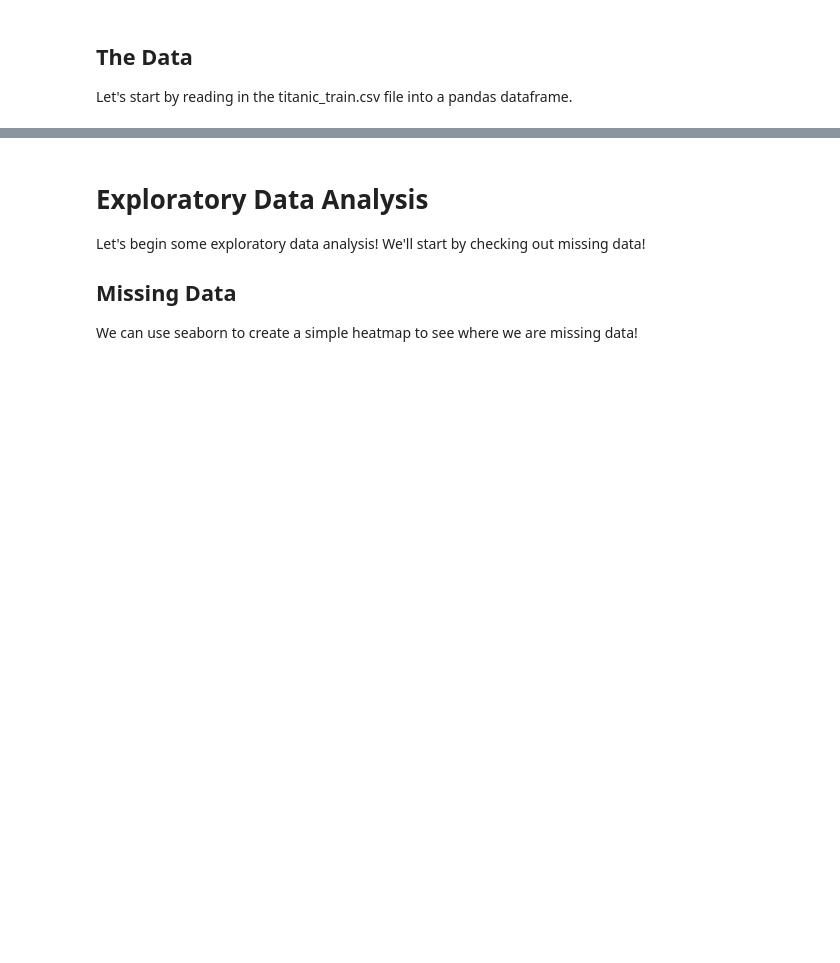
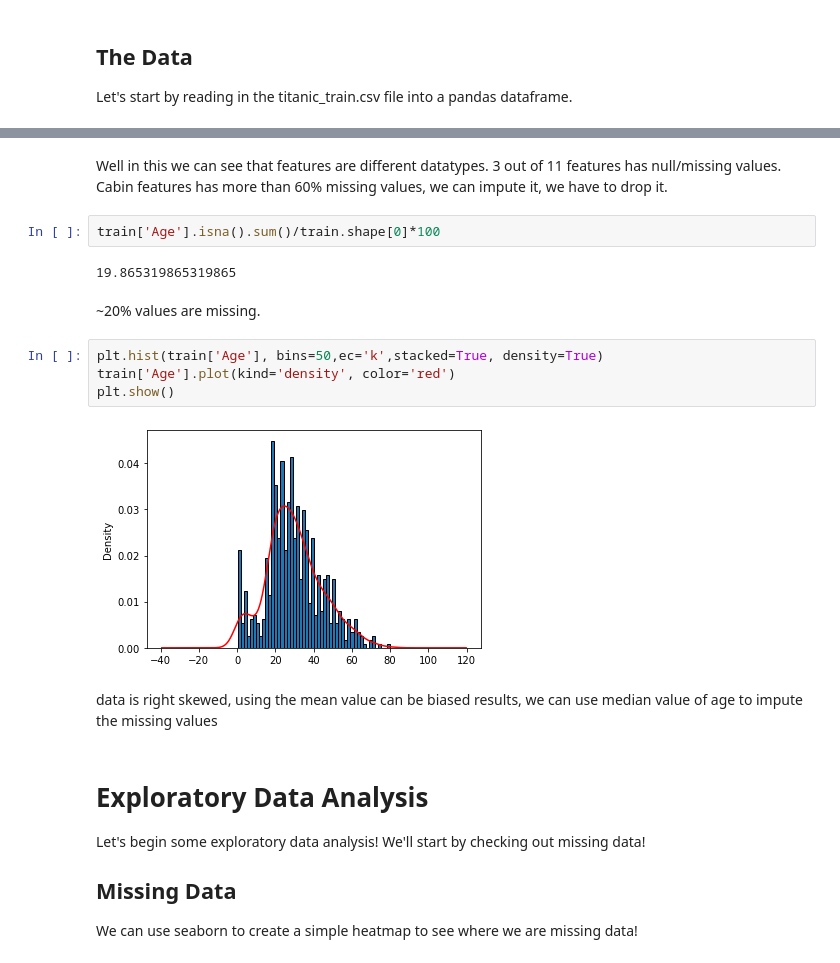
Before and after one commit to tulikajain04/Logistics-Regression, a Jupyter notebook: Titanic.ipynb, the cells around one changed output, grey strips where cells are left out. Drawn from its saved outputs; the diff is of its cells as text; blank space fills up the shorter version.

```diff
--- a/Titanic.ipynb
+++ b/Titanic.ipynb
@@ -35,3 +71,19 @@ train.head()
+# %% [markdown]
+Well in this we can see that features are different datatypes. 3 out of 11 features has null/missing values. Cabin features has more than 60% missing values, we can impute it, we have to drop it.
+# %%
+train['Age'].isna().sum()/train.shape[0]*100
+# %% [output]
+19.865319865319865
+# %% [markdown]
+~20% values are missing.
+# %%
+plt.hist(train['Age'], bins=50,ec='k',stacked=True, density=True)
+train['Age'].plot(kind='density', color='red')
+plt.show()
+# %% [output]
+[figure, added]
+# %% [markdown]
+data is right skewed, using the mean value can be biased results, we can use median value of age to impute the missing values
 # %% [markdown]
 # Exploratory Data Analysis
 
```
Also changed, not shown: parts of 42 cells of this notebook.
